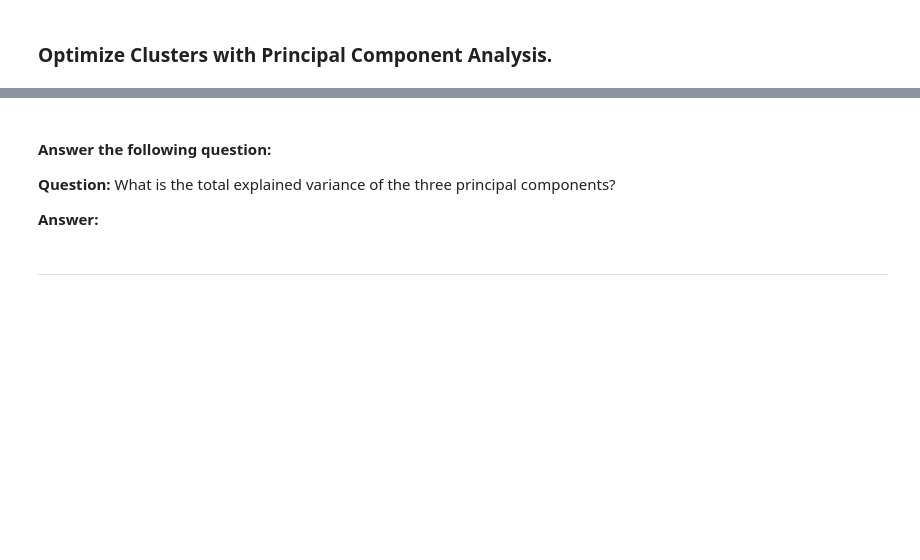
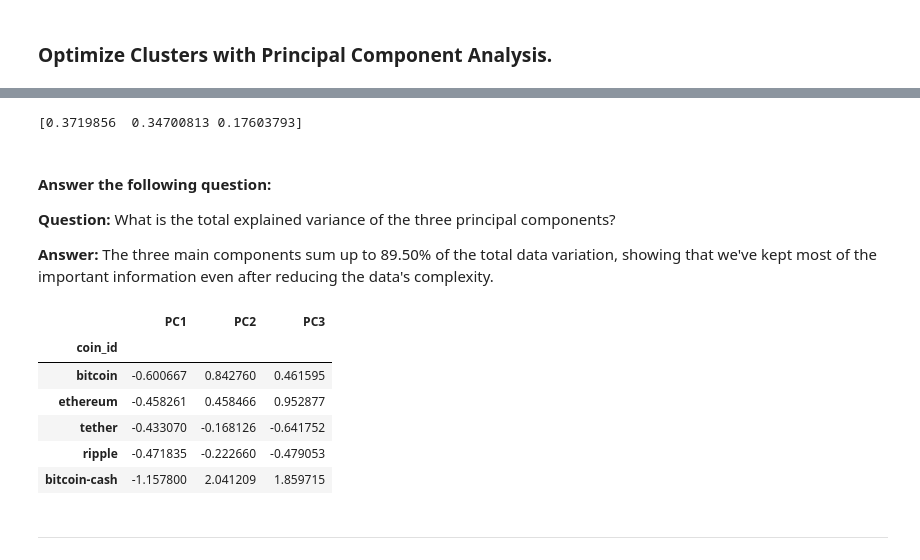
Before and after one commit to NifaCout/CryptoClustering, a Jupyter notebook: Crypto_Clustering.ipynb.ipynb, the cells around one changed output, grey strips where cells are left out. Saved outputs shown, nothing was run; the diff lists cells and outputs as text; code cells hidden in the pictures; blank space fills up the shorter version.

```diff
--- a/Crypto_Clustering.ipynb.ipynb
+++ b/Crypto_Clustering.ipynb.ipynb
@@ -168,8 +201,17 @@ df_elbow.hvplot.line(
 ### Optimize Clusters with Principal Component Analysis.
 # %%
 # Create a PCA model instance and set `n_components=3`.
+pca_model = PCA(n_components=3)
 # %%
 # Use the PCA model with `fit_transform` to reduce to
 # three principal components.
+pca_model.fit(df_scaled_data)
+crypto_pca = pca_model.transform(df_scaled_data)
 
 # View the first five rows of the DataFrame.
+df_crypto_pca = pd.DataFrame(
+    data=crypto_pca,
+    columns=['PC1', 'PC2', 'PC3'],
+    index=df_scaled_data.index
+)
+print(df_crypto_pca.head())
@@ -176,24 +226,40 @@ df_elbow.hvplot.line(
 # %%
 # Retrieve the explained variance to determine how much information
 # can be attributed to each principal component.
+explained_variance = pca_model.explained_variance_ratio_
+print(explained_variance)
+# %% [output]
+[0.3719856  0.34700813 0.17603793]
 # %% [markdown]
 #### Answer the following question:
 
 **Question:** What is the total explained variance of the three principal components?
 
-**Answer:**
+**Answer:** The three main components sum up to 89.50% of the total data variation, showing that we've kept most of the important information even after reducing the data's complexity.
 # %%
 # Create a new DataFrame with the PCA data.
-
+df_pca = pd.DataFrame(
+    data=crypto_pca,
+    columns=['PC1', 'PC2', 'PC3']
+)
 # Creating a DataFrame with the PCA data
 
 # Copy the crypto names from the original data
-
+df_pca['coin_id'] = df_market_data.index.values
 
 # Set the coinid column as index
-
+df_pca.set_index('coin_id', inplace=True)
 
 # Display sample data
+df_pca.head()
+# %% [output]
+|  | PC1 | PC2 | PC3 |
+| coin_id |  |  |  |
+| bitcoin | -0.600667 | 0.842760 | 0.461595 |
+| ethereum | -0.458261 | 0.458466 | 0.952877 |
+| tether | -0.433070 | -0.168126 | -0.641752 |
+| ripple | -0.471835 | -0.222660 | -0.479053 |
+| bitcoin-cash | -1.157800 | 2.041209 | 1.859715 |
 # %% [markdown]
 ---
 # %% [markdown]
```
Also changed, not shown: parts of 8 cells of this notebook.
